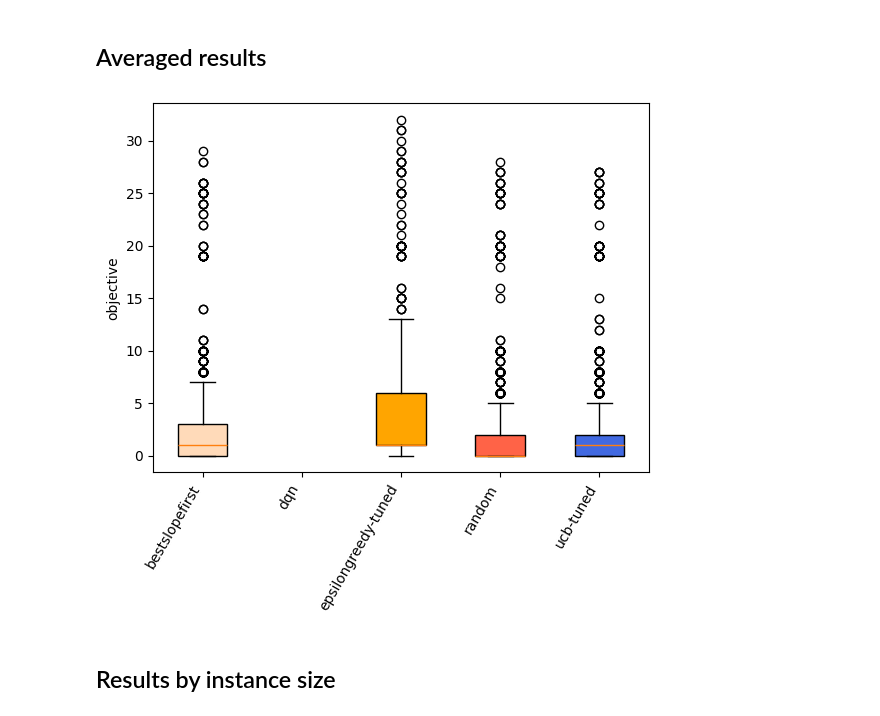
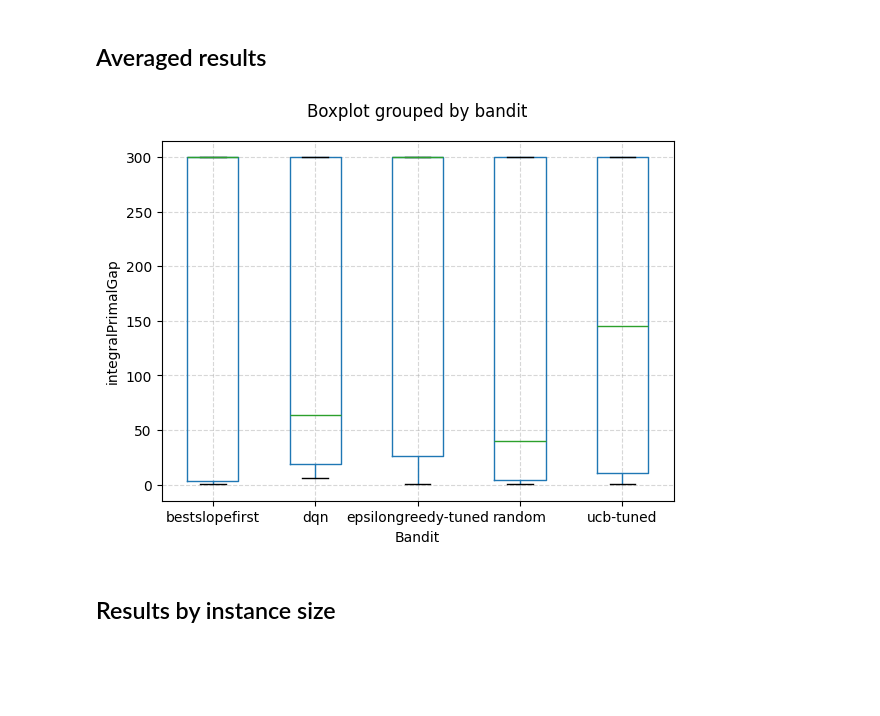
Before and after one commit to oscar-lib/LearningForOptimizing, a Jupyter notebook: src/python/plots.ipynb, the cells around one changed output. Drawn from its saved outputs; the diff is of its cells as text; code cells hidden in the pictures; blank space fills up the shorter version.

```diff
--- a/src/python/plots.ipynb
+++ b/src/python/plots.ipynb
@@ -6,27 +6,22 @@ from matplotlib.axes import Axes
 
 colors = ["peachpuff", "teal", "orange", "tomato", "royalblue", "navy", "palegreen", "mediumseagreen", "mintcream"]
 # %%
-def boxplot(df: pl.DataFrame, metric: Literal["objective", "inegralPrimalGap"], title:str =""):
-    fig, ax = plt.subplots()
+def boxplot(df: pl.DataFrame, metric: Literal["objective", "integralPrimalGap"], title:str =""):
+    df = df.sort("bandit")
+    plot = df.to_pandas().boxplot(by="bandit", column=metric)
+    ax: Axes = plot.axes
     ax.set_ylabel(metric)
-    results = []
-    labels = []
-    df = df.sort("bandit")
-    for (bandit, *_), bandit_results in df.group_by("bandit"):
-        results.append(bandit_results[metric])
-        labels.append(bandit)
-    bplot = ax.boxplot(results, patch_artist=True, tick_labels=labels)
-    for patch, color in zip(bplot["boxes"], colors):
-        patch.set_facecolor(color)
+    ax.set_xlabel("Bandit")
+    ax.grid(True, linestyle="--", alpha=0.5)
     ax.set_title(title)
-    ax.set_xticklabels(ax.get_xticklabels(), rotation=60, ha="right")
+    return
 # %% [markdown]
 ## Averaged results
 # %%
 df = pl.read_csv("../../results/csp-all-results.csv")
-boxplot(df, "objective")
+boxplot(df, "integralPrimalGap")
 # %% [output]
-[figure, old version]
+[figure, new version]
 # %% [markdown]
 ## Results by instance size
 # %%
```
Also changed, not shown: parts of 1 cell of this notebook, 20 other files.
